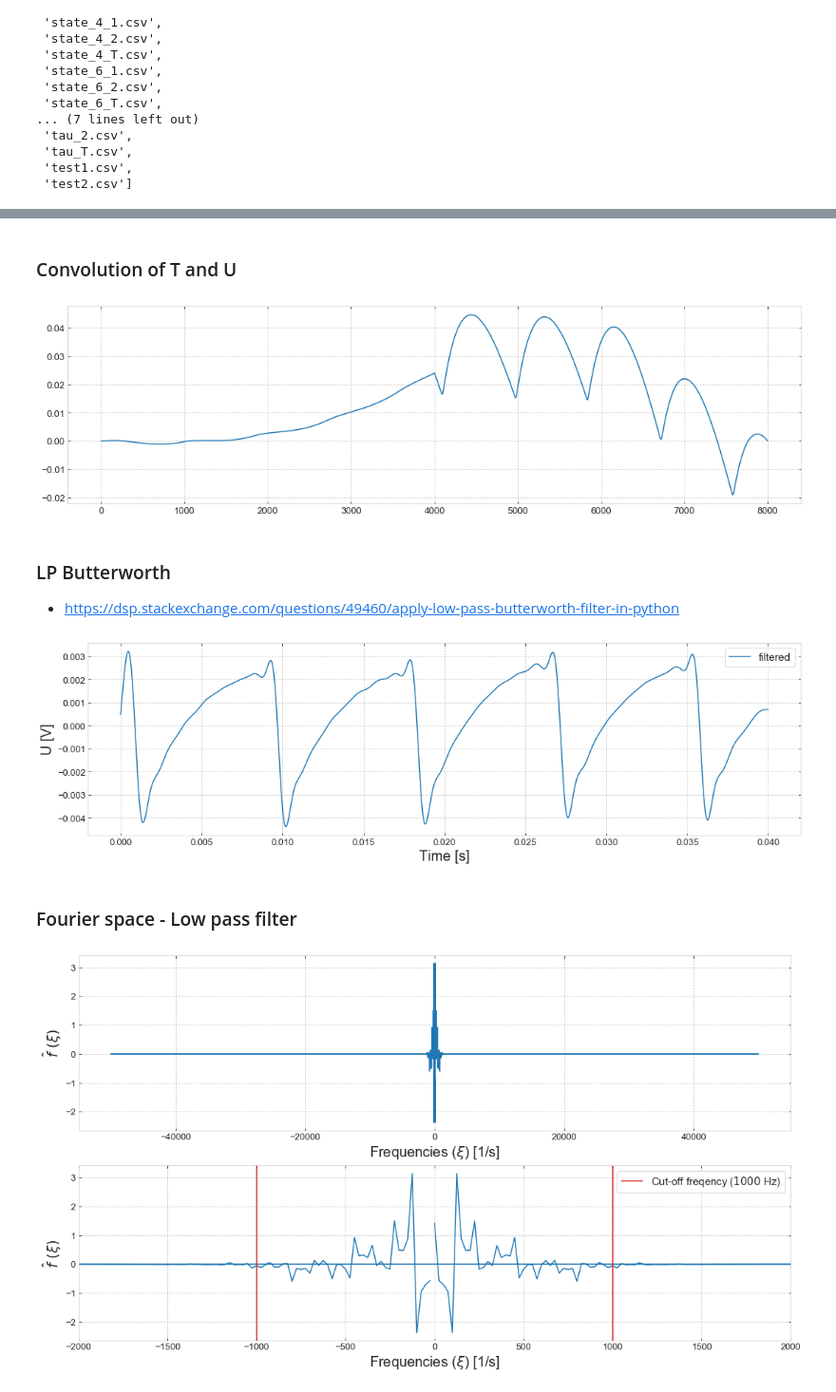
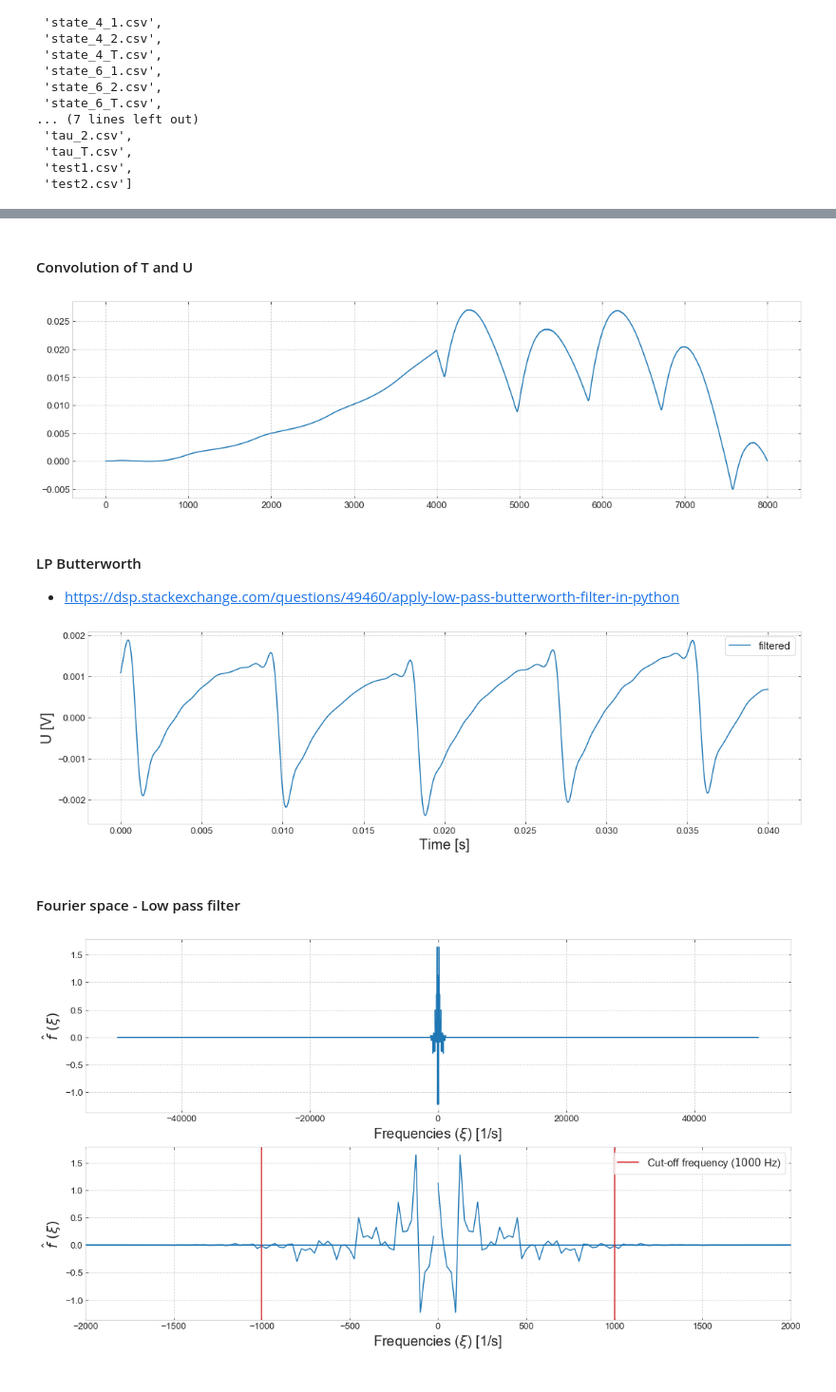
Before and after one commit to masterdesky/ELTE-applied-physics-2019, a Jupyter notebook: II. Optical Pumping/notebooks/opu.ipynb, the cells around one changed output, grey strips where cells are left out. Shown at 95% size. Saved outputs shown, nothing was run; the diff lists cells and outputs as text; code cells hidden in the pictures.

```diff
--- a/II. Optical Pumping/notebooks/opu.ipynb
+++ b/II. Optical Pumping/notebooks/opu.ipynb
@@ -109,7 +109,7 @@ def read_data_files(file):
 
     return time, values, header
 # %%
-time, values, header = read_data_files(file=OPU_dir + 'tau_2.csv')
+time, values, header = read_data_files(file=OPU_dir + 'tau_1.csv')
 # %%
 header
 # %% [output]
@@ -178,5 +178,5 @@ plt.show()
 # %% [markdown]
-### Convolution of T and U
+#### Convolution of T and U
 # %%
 fig, axes = plt.subplots(figsize=(18,5))
 
@@ -188,9 +188,9 @@ axes.tick_params(axis='both', which='major', labelsize=axisticksize)
 
 plt.show()
 # %% [output]
-[figure, old version]
+[figure, new version]
 # %% [markdown]
-### LP Butterworth
+#### LP Butterworth
 
 - https://dsp.stackexchange.com/questions/49460/apply-low-pass-butterworth-filter-in-python
 # %%
@@ -219,39 +219,39 @@ axes.tick_params(axis='both', which='major', labelsize=axisticksize)
 plt.legend(loc='upper right', fontsize=legendsize)
 plt.show()
 # %% [output]
-[figure, old version]
+[figure, new version]
 # %% [markdown]
-### Fourier space - Low pass filter
+#### Fourier space - Low pass filter
 # %%
 nrows = 2
 ncols = 1
 fig, axes = plt.subplots(nrows=nrows, ncols=ncols, figsize=(18*ncols,5*nrows))
 
 axislabelsize = 20
 axisticksize = 13
 legendsize = 15
 
 # Calculate FFT and corresponding frequencies
 # Sampling should be somewhere around 44 kHz
 fourier = np.fft.fft(output)
 freq = np.fft.fftfreq(output.size, d=float(header['Sampling Period']))
 
 for i in range(nrows):
     axes[i].plot(freq, fourier.real)
 
     axes[i].set_xlabel(r'Frequencies ($\xi$) [1/s]', fontsize=axislabelsize)
     axes[i].set_ylabel(r'$\hat{f}\ (\xi)$', fontsize=axislabelsize)
     axes[i].tick_params(axis='both', which='major', labelsize=axisticksize)
 
 freq_lim = 2*fc
 axes[1].set_xlim(-freq_lim, freq_lim)
 
 # Draw frequency cutoffs
-axes[1].axvline(x=-fc, color='tab:red', label='Cut-off freqency (${0}$ Hz)'.format(fc))
+axes[1].axvline(x=-fc, color='tab:red', label='Cut-off frequency (${0}$ Hz)'.format(fc))
 axes[1].axvline(x=fc, color='tab:red')
 
 plt.legend(loc='upper right', fontsize=legendsize)
 plt.show()
 # %% [output]
-[figure, old version]
+[figure, new version]
 # %% [markdown]
```
Also changed, not shown: parts of 39 cells of this notebook, 18 other files.
